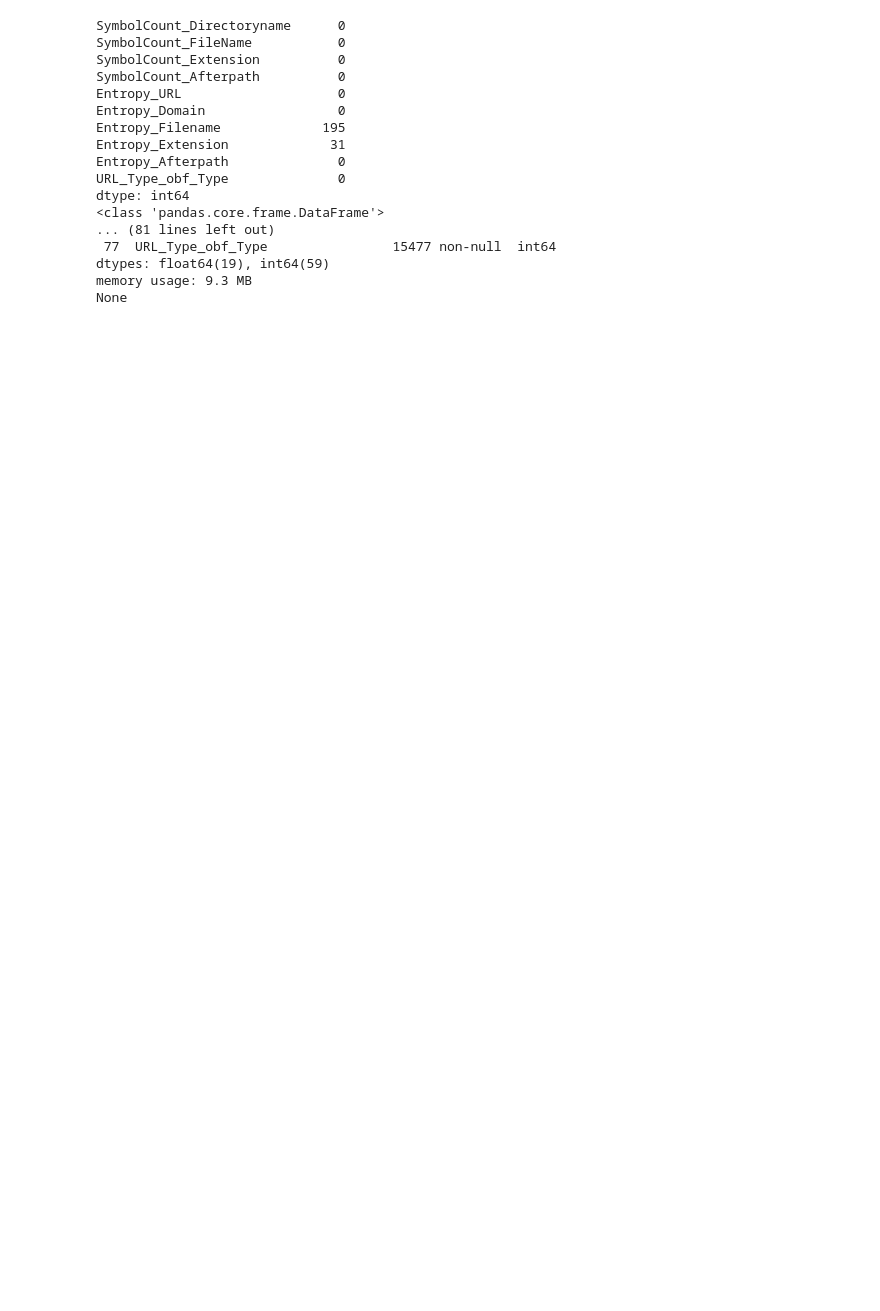
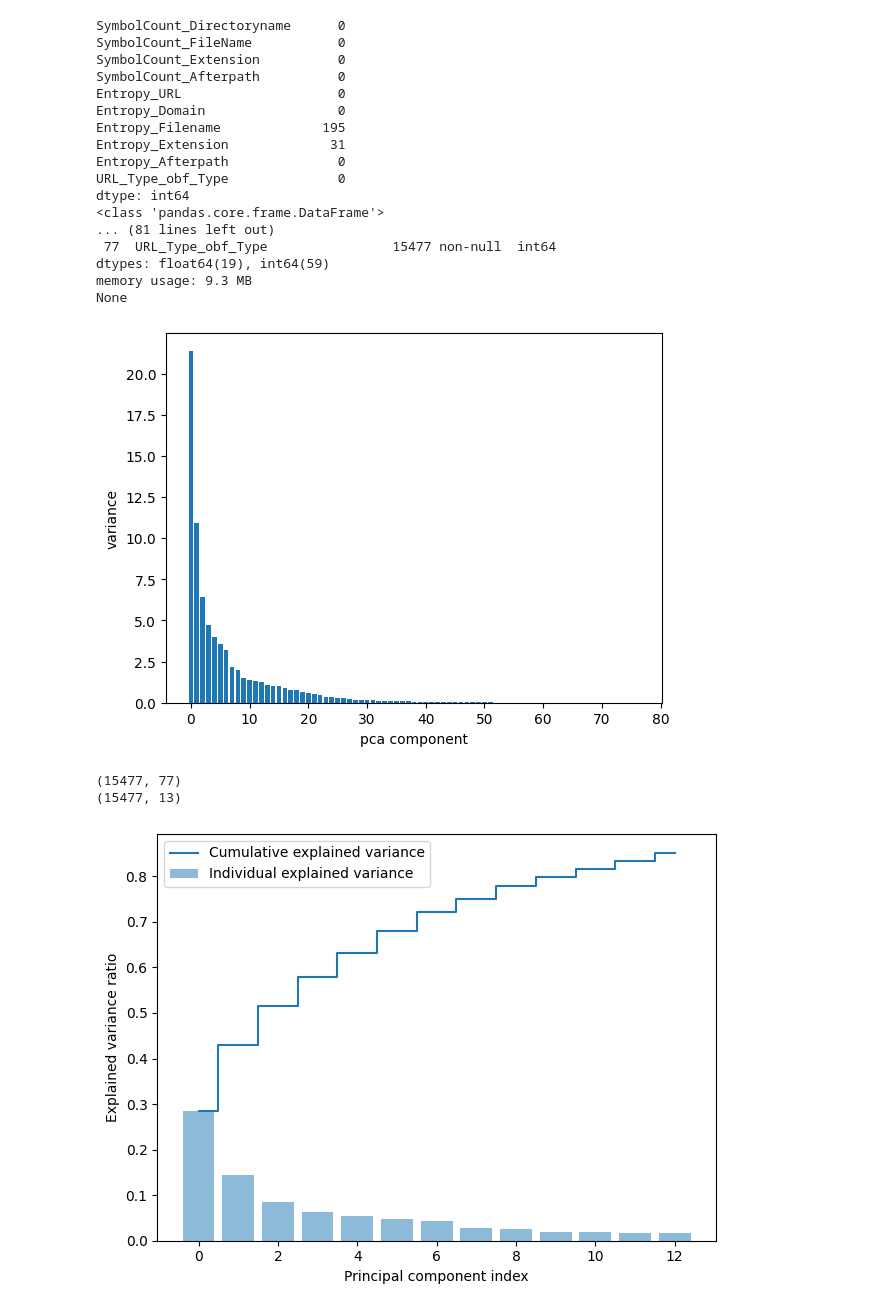
Before and after one commit to ViCtOr-dev13/Projet_ML, a Jupyter notebook: script_defacement.ipynb, the cells around one changed output. Cells and saved outputs as stored; diff of their text form; code cells hidden in the pictures; blank space fills up the shorter version.

```diff
--- a/script_defacement.ipynb
+++ b/script_defacement.ipynb
@@ -49,3 +49,66 @@ dtype: int64
 dtypes: float64(19), int64(59)
 memory usage: 9.3 MB
 None
+# %%
+from sklearn.preprocessing import StandardScaler
+from sklearn.decomposition import PCA
+from sklearn.pipeline import make_pipeline
+import matplotlib.pyplot as plt
+
+import numpy as np
+
+scaler = StandardScaler()
+
+pca = PCA()
+
+pipeline = make_pipeline(scaler, pca)
+
+
+pipeline.fit(X,y)
+
+components = range(pca.n_components_)
+
+plt.bar(components, pca.explained_variance_)
+plt.xlabel("pca component")
+plt.ylabel("variance")
+plt.show()
+
+
+
+#exo6
+
+scaler=StandardScaler()
+scaler.fit(X)
+scaled_samples=scaler.transform(X)
+
+pca = PCA(n_components=0.85)
+pca.fit(scaled_samples)
+pca_features = pca.transform(scaled_samples)
+
+print(X.shape)
+print(pca_features.shape)
+
+exp_var_pca = pca.explained_variance_ratio_
+#
+# Cumulative sum of eigenvalues; This will be used to create step plot
+# for visualizing the variance explained by each principal component.
+#
+cum_sum_eigenvalues = np.cumsum(exp_var_pca)
+#
+# Create the visualization plot
+#
+plt.bar(range(0,len(exp_var_pca)), exp_var_pca, alpha=0.5, align='center', label='Individual explained variance')
+plt.step(range(0,len(cum_sum_eigenvalues)), cum_sum_eigenvalues, where='mid',label='Cumulative explained variance')
+plt.ylabel('Explained variance ratio')
+plt.xlabel('Principal component index')
+plt.legend(loc='best')
+plt.tight_layout()
+plt.show()
+#plot pca
+plt.scatter(pca_features[:,0], pca_features[:,1], c=y)
+plt.show()
+# %% [output]
+[figure, added]
+(15477, 77)
+(15477, 13)
+[figure, added]
```
Also changed, not shown: parts of 8 cells of this notebook, 7 other files.
